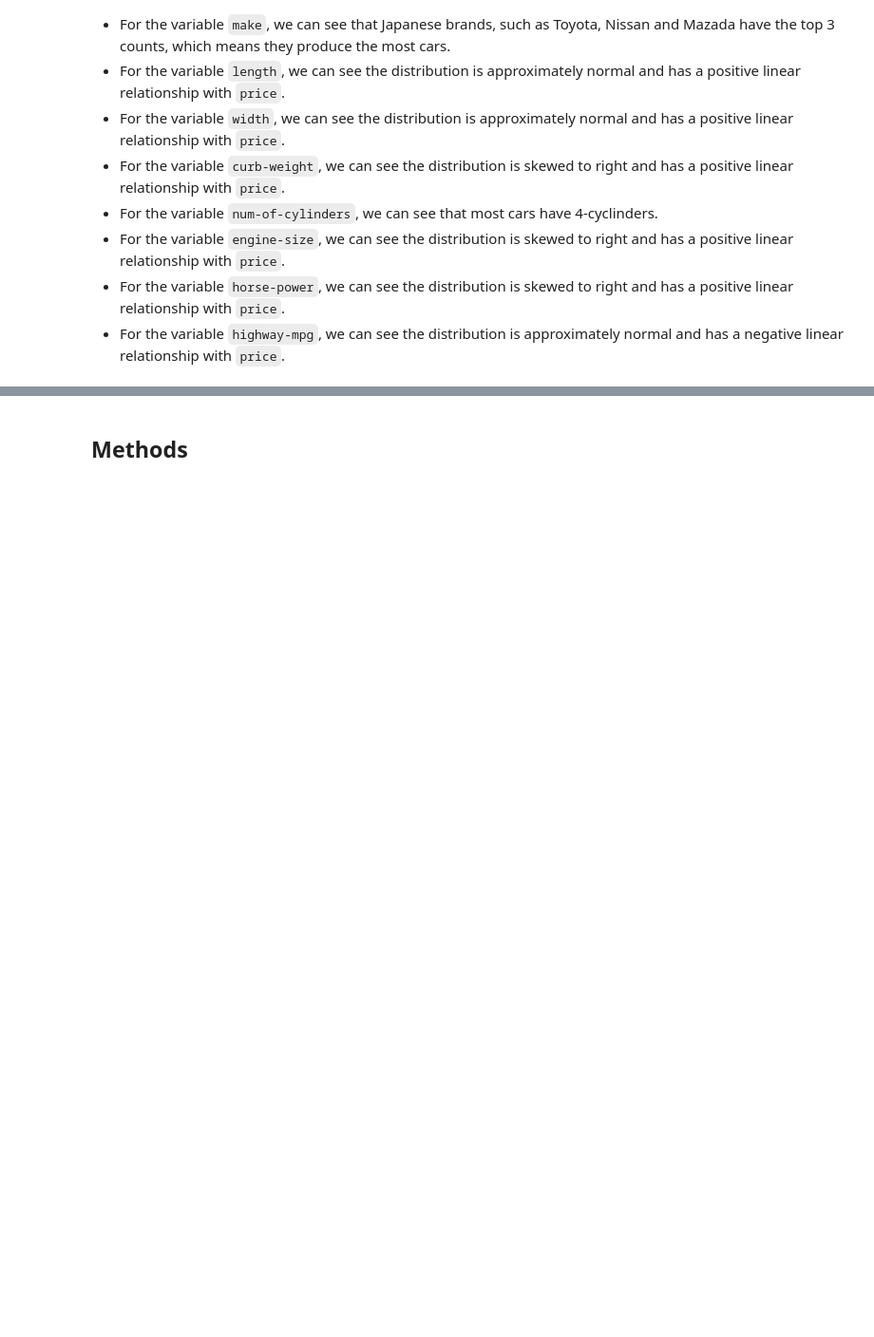
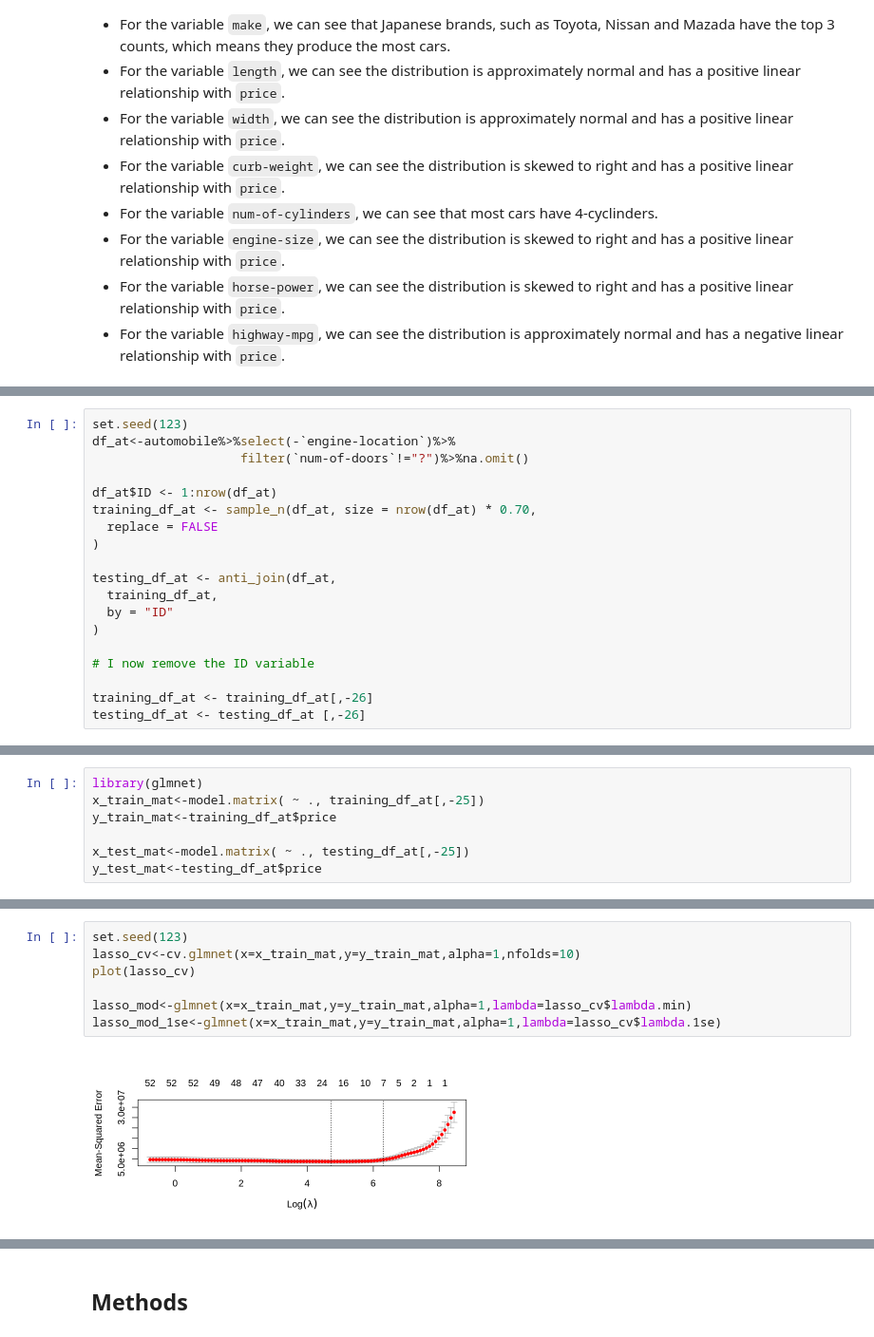
Before and after one commit to NingWang0123/stat301_group_project, a Jupyter notebook: stat301_proposal.ipynb, the cells around one changed output, grey strips where cells are left out. Shown at 95% size. Drawn from its saved outputs; the diff is of its cells as text; blank space fills up the shorter version.

```diff
--- a/stat301_proposal.ipynb
+++ b/stat301_proposal.ipynb
@@ -259,0 +279,19 @@ Here, we created plots for the top 8 predictor variables. For the numerical vari
+# %%
+set.seed(123)
+df_at<-automobile%>%select(-`engine-location`)%>%
+                    filter(`num-of-doors`!="?")%>%na.omit()
+
+df_at$ID <- 1:nrow(df_at)
+training_df_at <- sample_n(df_at, size = nrow(df_at) * 0.70,
+  replace = FALSE
+)
+
+testing_df_at <- anti_join(df_at,
+  training_df_at,
+  by = "ID"
+)
+
+# I now remove the ID variable
+
+training_df_at <- training_df_at[,-26]
+testing_df_at <- testing_df_at [,-26]
@@ -259,0 +337,7 @@ Here, we created plots for the top 8 predictor variables. For the numerical vari
+# %%
+library(glmnet)
+x_train_mat<-model.matrix( ~ ., training_df_at[,-25])
+y_train_mat<-training_df_at$price
+
+x_test_mat<-model.matrix( ~ ., testing_df_at[,-25])
+y_test_mat<-testing_df_at$price
@@ -259,0 +357,9 @@ Here, we created plots for the top 8 predictor variables. For the numerical vari
+# %%
+set.seed(123)
+lasso_cv<-cv.glmnet(x=x_train_mat,y=y_train_mat,alpha=1,nfolds=10)
+plot(lasso_cv)
+
+lasso_mod<-glmnet(x=x_train_mat,y=y_train_mat,alpha=1,lambda=lasso_cv$lambda.min)
+lasso_mod_1se<-glmnet(x=x_train_mat,y=y_train_mat,alpha=1,lambda=lasso_cv$lambda.1se)
+# %% [output]
+[figure, added]
```
Also changed, not shown: parts of 9 cells of this notebook, 1 other file.
